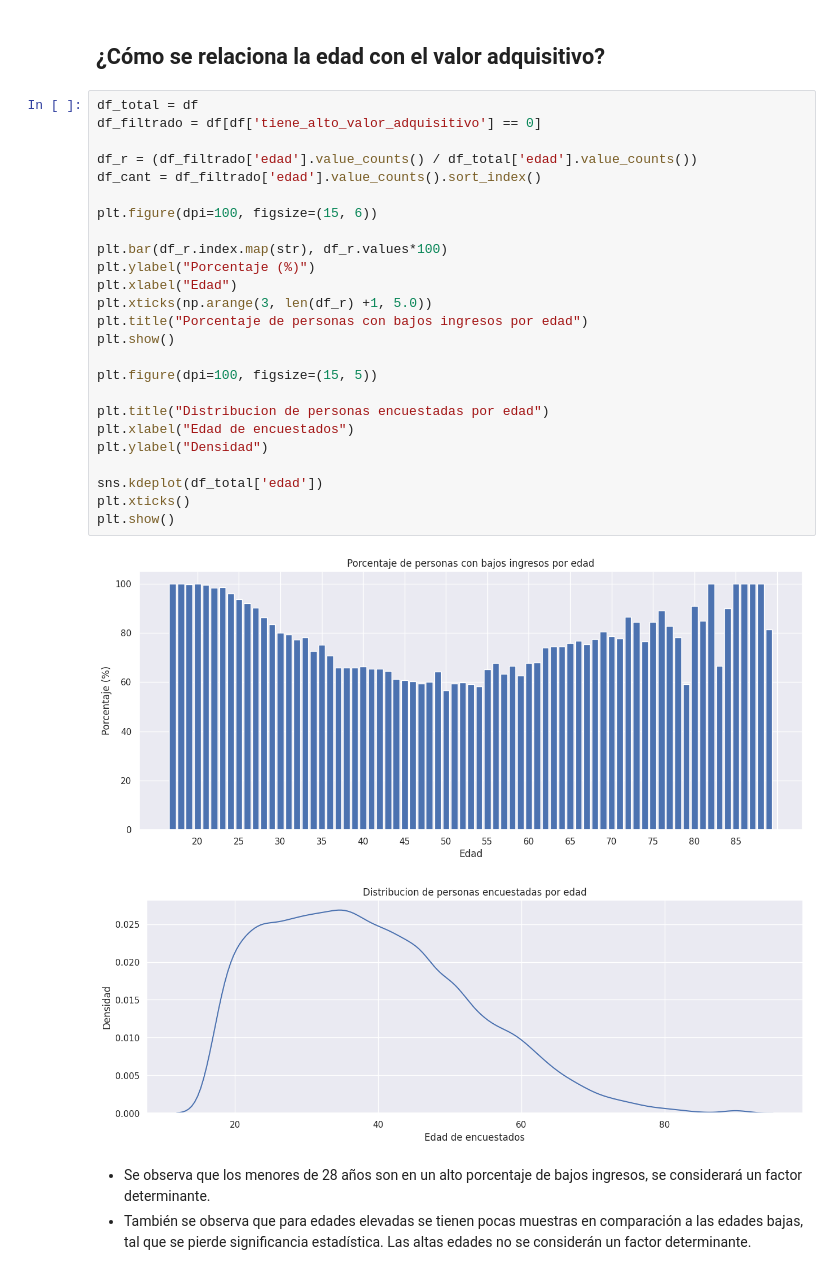
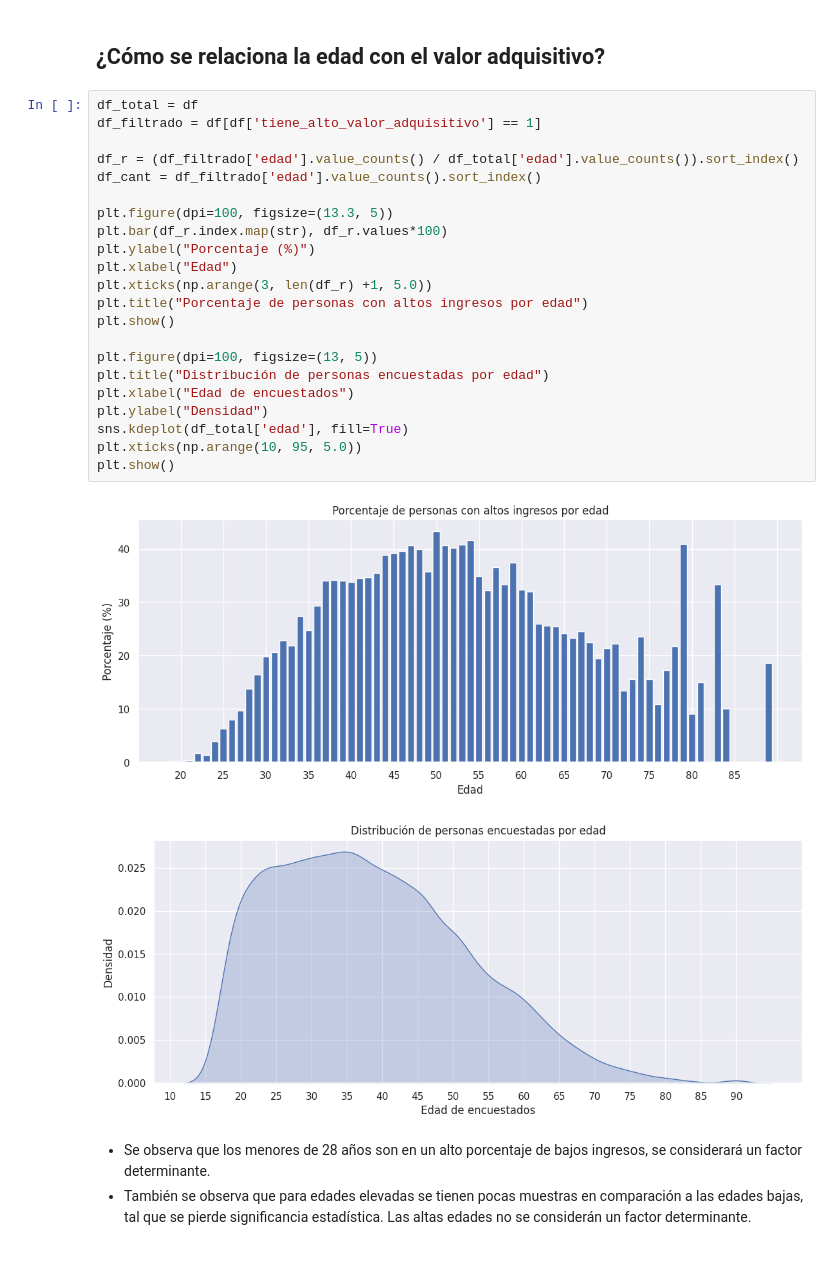
Before and after one commit to TomasArrachea/TP-Organizacion-de-Datos, a Jupyter notebook: informe.ipynb, the cells around one changed output. Cells and saved outputs as stored; diff of their text form.

```diff
--- a/informe.ipynb
+++ b/informe.ipynb
@@ -366,32 +402,29 @@ plt.show()
 ## ¿Cómo se relaciona la edad con el valor adquisitivo?
 # %%
 df_total = df
-df_filtrado = df[df['tiene_alto_valor_adquisitivo'] == 0]
+df_filtrado = df[df['tiene_alto_valor_adquisitivo'] == 1]
 
-df_r = (df_filtrado['edad'].value_counts() / df_total['edad'].value_counts())
+df_r = (df_filtrado['edad'].value_counts() / df_total['edad'].value_counts()).sort_index()
 df_cant = df_filtrado['edad'].value_counts().sort_index()
 
-plt.figure(dpi=100, figsize=(15, 6))
-
+plt.figure(dpi=100, figsize=(13.3, 5))
 plt.bar(df_r.index.map(str), df_r.values*100)
 plt.ylabel("Porcentaje (%)")
 plt.xlabel("Edad")
 plt.xticks(np.arange(3, len(df_r) +1, 5.0))
-plt.title("Porcentaje de personas con bajos ingresos por edad")
+plt.title("Porcentaje de personas con altos ingresos por edad")
 plt.show()
 
-plt.figure(dpi=100, figsize=(15, 5))
-
-plt.title("Distribucion de personas encuestadas por edad")
+plt.figure(dpi=100, figsize=(13, 5))
+plt.title("Distribución de personas encuestadas por edad")
 plt.xlabel("Edad de encuestados")
 plt.ylabel("Densidad")
-
-sns.kdeplot(df_total['edad'])
-plt.xticks()
+sns.kdeplot(df_total['edad'], fill=True)
+plt.xticks(np.arange(10, 95, 5.0))
 plt.show()
 # %% [output]
-[figure, old version]
+[figure, new version]
-[figure, old version]
+[figure, new version]
 # %% [markdown]
 - Se observa que los menores de 28 años son en un alto porcentaje de bajos ingresos, se considerará un factor determinante.
 - También se observa que para edades elevadas se tienen pocas muestras en comparación a las edades bajas, tal que se pierde significancia estadística. Las altas edades no se considerán un factor determinante.
```
Also changed, not shown: parts of 17 cells of this notebook.
